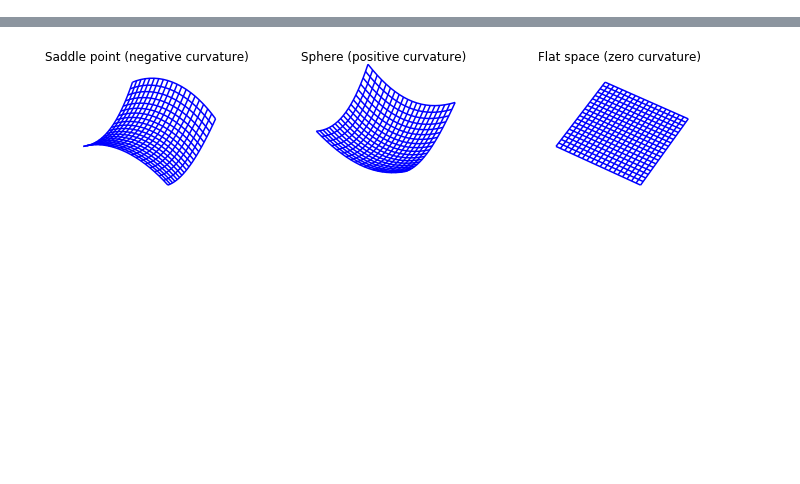
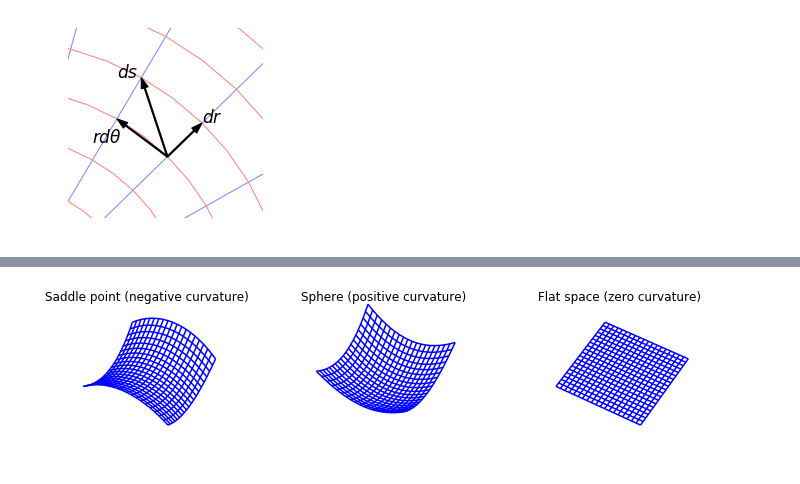
Before and after one commit to msakuta/notebooks, a Jupyter notebook: RelativityFigures.ipynb, the cells around one changed output, grey strips where cells are left out. Saved outputs shown, nothing was run; the diff lists cells and outputs as text; code cells hidden in the pictures; blank space fills up the shorter version.

```diff
--- a/RelativityFigures.ipynb
+++ b/RelativityFigures.ipynb
@@ -7,0 +38,33 @@ from mpl_toolkits.mplot3d import Axes3D
+# %%
+fig = plt.figure(figsize=(3.5,3.5))
+def plot_polar():
+    plt.rc('text', usetex=False)
+    plt.rc('font', family='serif')
+    theta = np.linspace(0, 2*np.pi, 25).reshape((-1,1))
+    r = np.linspace(0,2,11).reshape((-1,1))
+    Y = np.sin(theta).T * np.array([r[0], r[-1]])
+    X = np.cos(theta).T * np.array([r[0], r[-1]])
+
+    ax = fig.add_subplot(1, 1, 1)
+    ax.plot(X,Y,color=[0.5,0.5,1],linewidth=1)
+    theta = np.linspace(0, 2*np.pi, 49).reshape((-1,1))
+    Y = r.T * np.sin(theta)
+    X = r.T * np.cos(theta)
+    ax.plot(X,Y,color=[1,0.5,0.5],linewidth=1)
+
+    ax.arrow(X[6,5],Y[6,5],X[6,6]-X[6,5],Y[6,6]-Y[6,5],color='k',linewidth=None,width=0.005,length_includes_head=True,head_width=0.03, zorder=5)
+    ax.text(X[6,6],Y[6,6], r'$dr$', fontsize=17)
+    ax.arrow(X[6,5],Y[6,5],X[8,5]-X[6,5],Y[8,5]-Y[6,5],color='k',linewidth=None,width=0.005,length_includes_head=True,head_width=0.03, zorder=5)
+    ax.text(X[8,5]-.1,Y[8,5]-.1, r'$rd\theta$', fontsize=17)
+    ax.arrow(X[6,5],Y[6,5],X[8,6]-X[6,5],Y[8,6]-Y[6,5],color='k',linewidth=None,width=0.005, length_includes_head=True,head_width=0.03, zorder=5)
+    ax.text(X[8,6]-.1,Y[8,6], r'$ds$', fontsize=17)
+    #ax.arrow(X[8,5],Y[8,5],X[8,6]-X[8,5],Y[8,6]-Y[8,5],color='k',linewidth=None,width=0.005, head_width=0, zorder=5)
+    #ax.arrow(X[6,6],Y[6,6],X[8,6]-X[6,6],Y[8,6]-Y[6,6],color='k',linewidth=None,width=0.005, head_width=0, zorder=5)
+    #ax.set_title('Polar coordinates', fontsize=17)
+    ax.set_xlim([.3,1.1])
+    ax.set_ylim([.45,1.25])
+    ax.set_axis_off()
+plot_polar()
+plt.savefig('polar_d.pdf', bbox_inches='tight')
+# %% [output]
+[figure, added]
```
Also changed, not shown: parts of 5 cells of this notebook.
